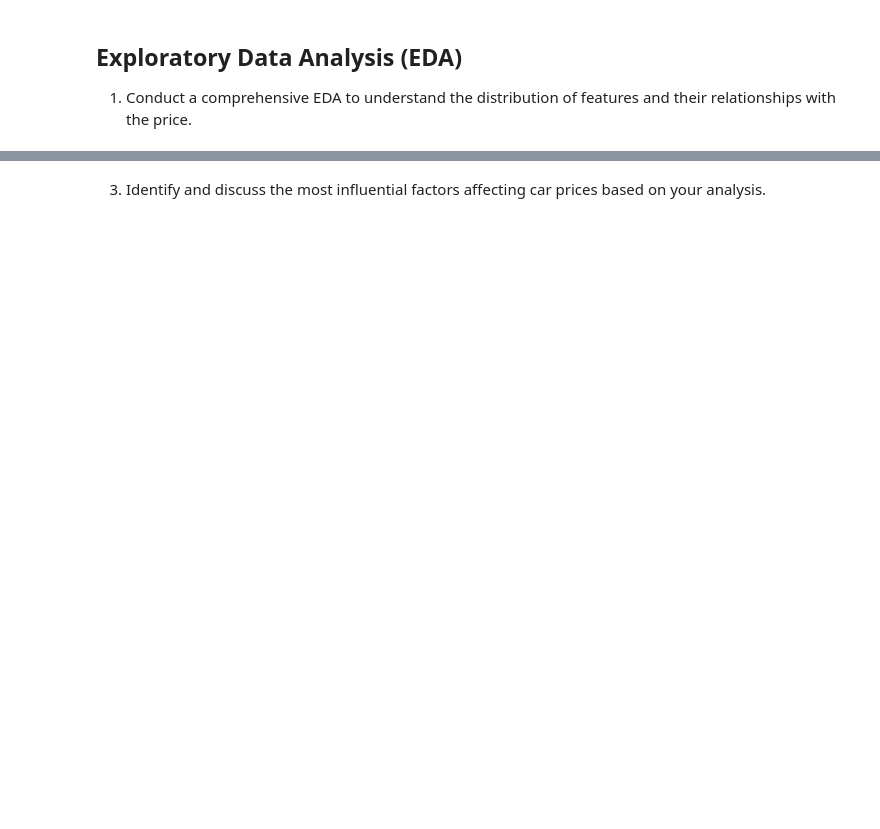
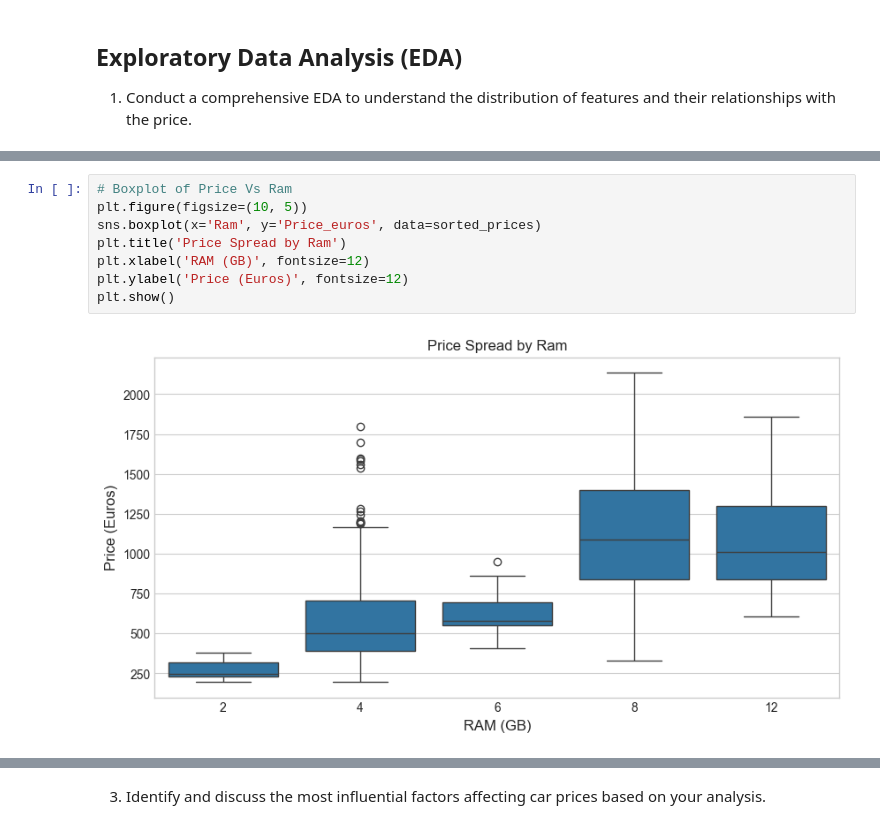
Before and after one commit to Idighekere/laptop-price-prediction-ml-model, a Jupyter notebook: notebook.ipynb, the cells around one changed output, grey strips where cells are left out. Saved outputs shown, nothing was run; the diff lists cells and outputs as text; blank space fills up the shorter version.

```diff
--- a/notebook.ipynb
+++ b/notebook.ipynb
@@ -155,0 +186,10 @@ Columns after encoding: 43
+# %%
+# Boxplot of Price Vs Ram
+plt.figure(figsize=(10, 5))
+sns.boxplot(x='Ram', y='Price_euros', data=sorted_prices)
+plt.title('Price Spread by Ram')
+plt.xlabel('RAM (GB)', fontsize=12)
+plt.ylabel('Price (Euros)', fontsize=12)
+plt.show()
+# %% [output]
+[figure, added]
```
Also changed, not shown: parts of 20 cells of this notebook.
